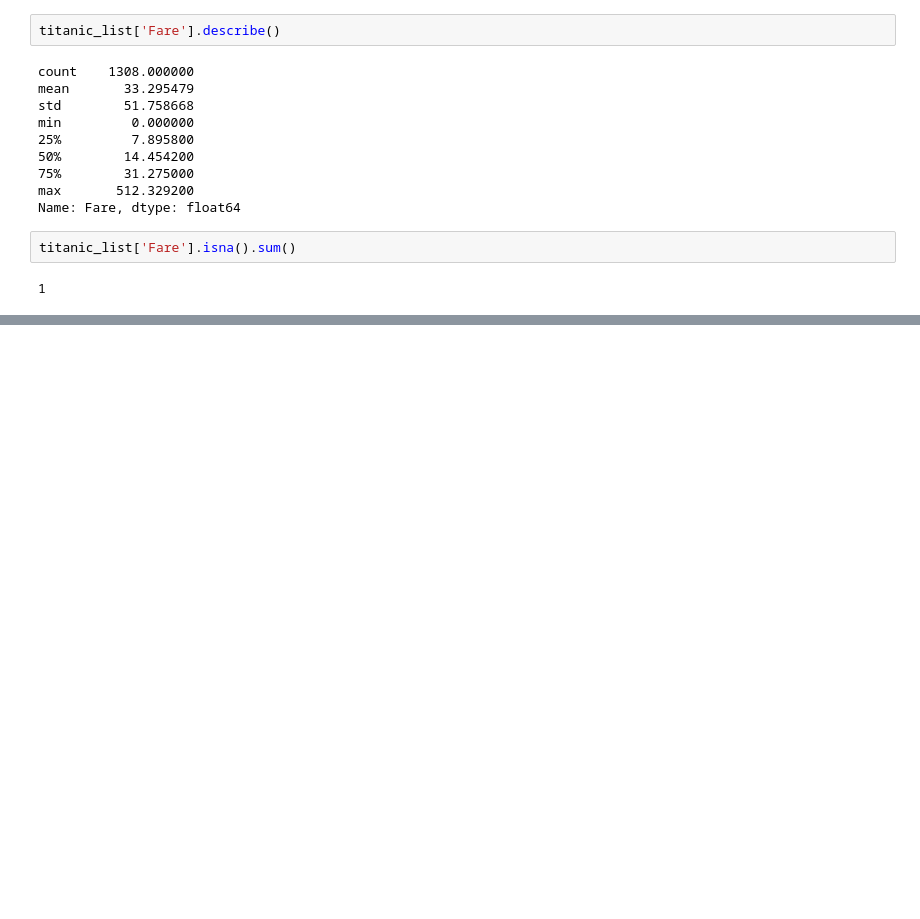
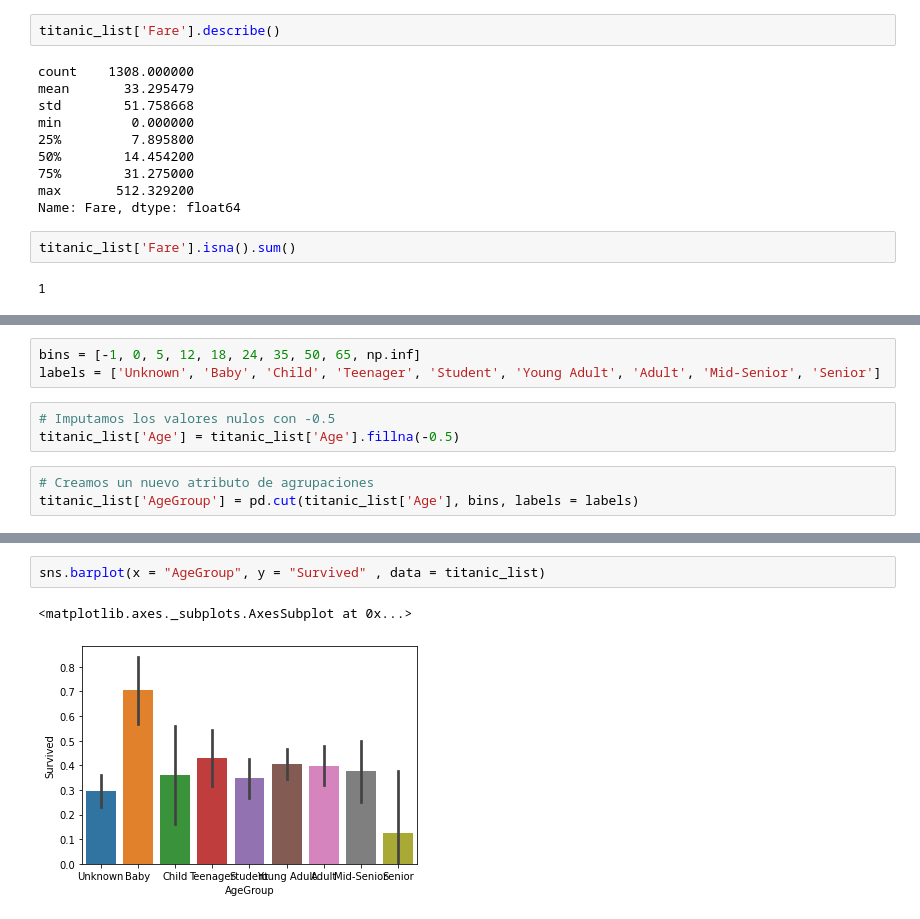
Before and after one commit to rdelaplaza/NEOLAND-DS2020-datalabs, a Jupyter notebook: 02-python-201/labs/titanic-challenge/01_EDA_titanic_parte1.ipynb, the cells around one changed output, grey strips where cells are left out. Cells and saved outputs as stored; diff of their text form; blank space fills up the shorter version.

```diff
--- a/02-python-201/labs/titanic-challenge/01_EDA_titanic_parte1.ipynb
+++ b/02-python-201/labs/titanic-challenge/01_EDA_titanic_parte1.ipynb
@@ -713,0 +950,9 @@ sns.distplot(titanic_list['Fare'] , fit = norm)
+# %%
+bins = [-1, 0, 5, 12, 18, 24, 35, 50, 65, np.inf]
+labels = ['Unknown', 'Baby', 'Child', 'Teenager', 'Student', 'Young Adult', 'Adult', 'Mid-Senior', 'Senior']
+# %%
+# Imputamos los valores nulos con -0.5
+titanic_list['Age'] = titanic_list['Age'].fillna(-0.5)
+# %%
+# Creamos un nuevo atributo de agrupaciones
+titanic_list['AgeGroup'] = pd.cut(titanic_list['Age'], bins, labels = labels)
@@ -713,0 +979,5 @@ sns.distplot(titanic_list['Fare'] , fit = norm)
+# %%
+sns.barplot(x = "AgeGroup", y = "Survived" , data = titanic_list)
+# %% [output]
+<matplotlib.axes._subplots.AxesSubplot at 0x...>
+[figure, added]
```
Also changed, not shown: parts of 50 cells of this notebook, 3 other files.
